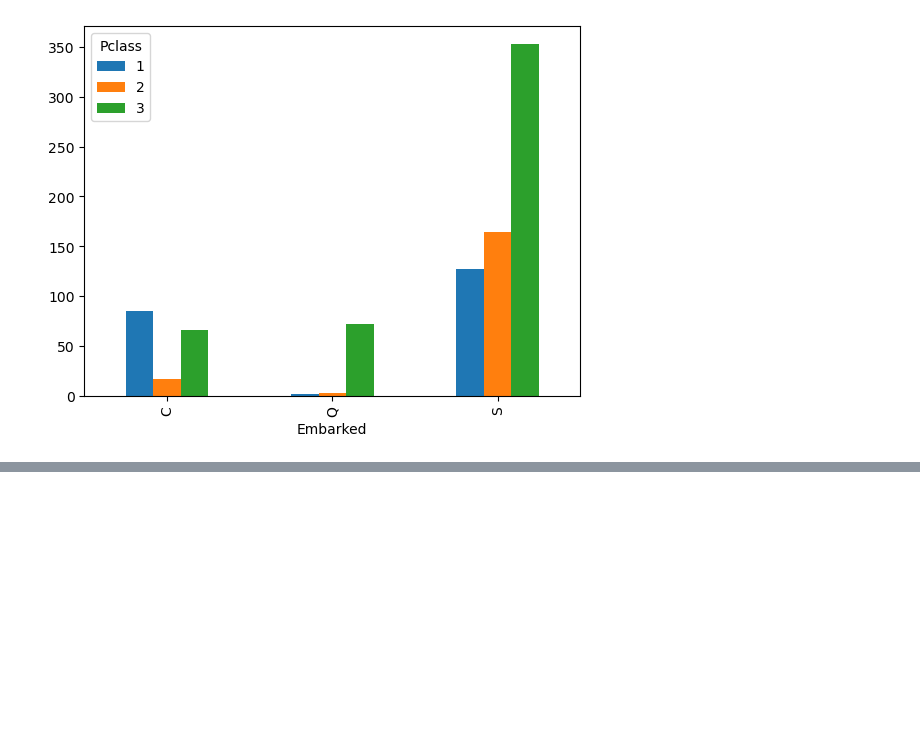
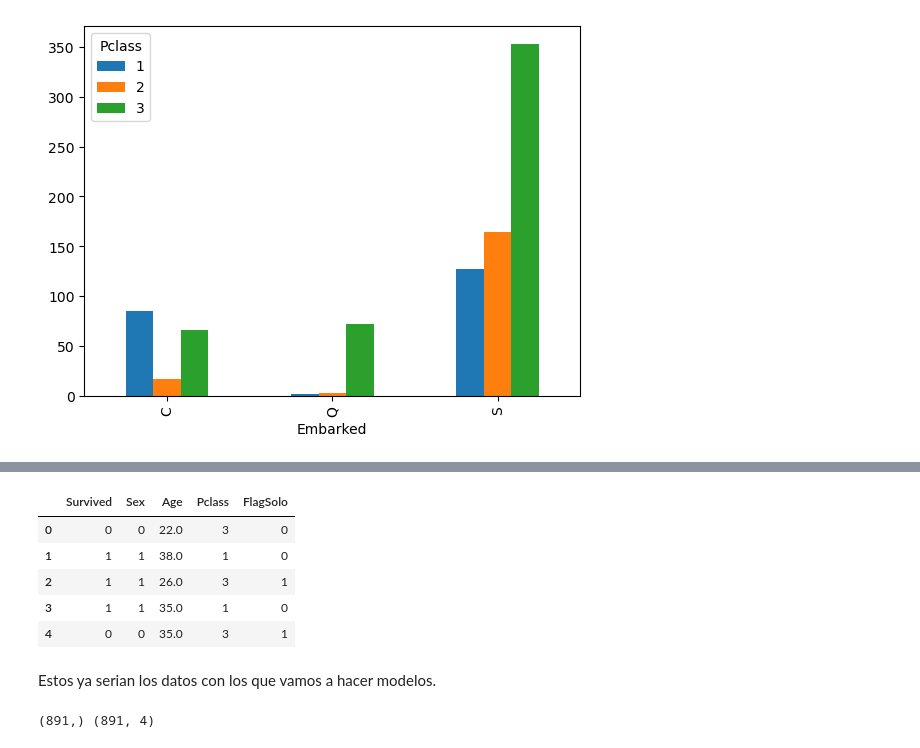
Before and after one commit to JeanGC970520/titanic, a Jupyter notebook: main.ipynb, the cells around one changed output, grey strips where cells are left out. Saved outputs shown, nothing was run; the diff lists cells and outputs as text; code cells hidden in the pictures; blank space fills up the shorter version.

```diff
--- a/main.ipynb
+++ b/main.ipynb
@@ -127,0 +253,22 @@ Empezamos seleccionando las variables que queremos trabajar que serían:
+# %%
+train_df[['Survived', 'Sex', 'Age', 'Pclass', 'FlagSolo']].head()
+# %% [output]
+|  | Survived | Sex | Age | Pclass | FlagSolo |
+| 0 | 0 | 0 | 22.0 | 3 | 0 |
+| 1 | 1 | 1 | 38.0 | 1 | 0 |
+| 2 | 1 | 1 | 26.0 | 3 | 1 |
+| 3 | 1 | 1 | 35.0 | 1 | 0 |
+| 4 | 0 | 0 | 35.0 | 3 | 1 |
+# %% [markdown]
+Estos ya serian los datos con los que vamos a hacer modelos.
+# %%
+# Variable dependiente
+Y_train = train_df['Survived']
+
+# Preprocesamiento de variables independientes
+features = ['Sex', 'Age', 'Pclass', 'FlagSolo']
+X_train = train_df[features]
+
+print(Y_train.shape, X_train.shape)
+# %% [output]
+(891,) (891, 4)
```
Also changed, not shown: parts of 28 cells of this notebook.
